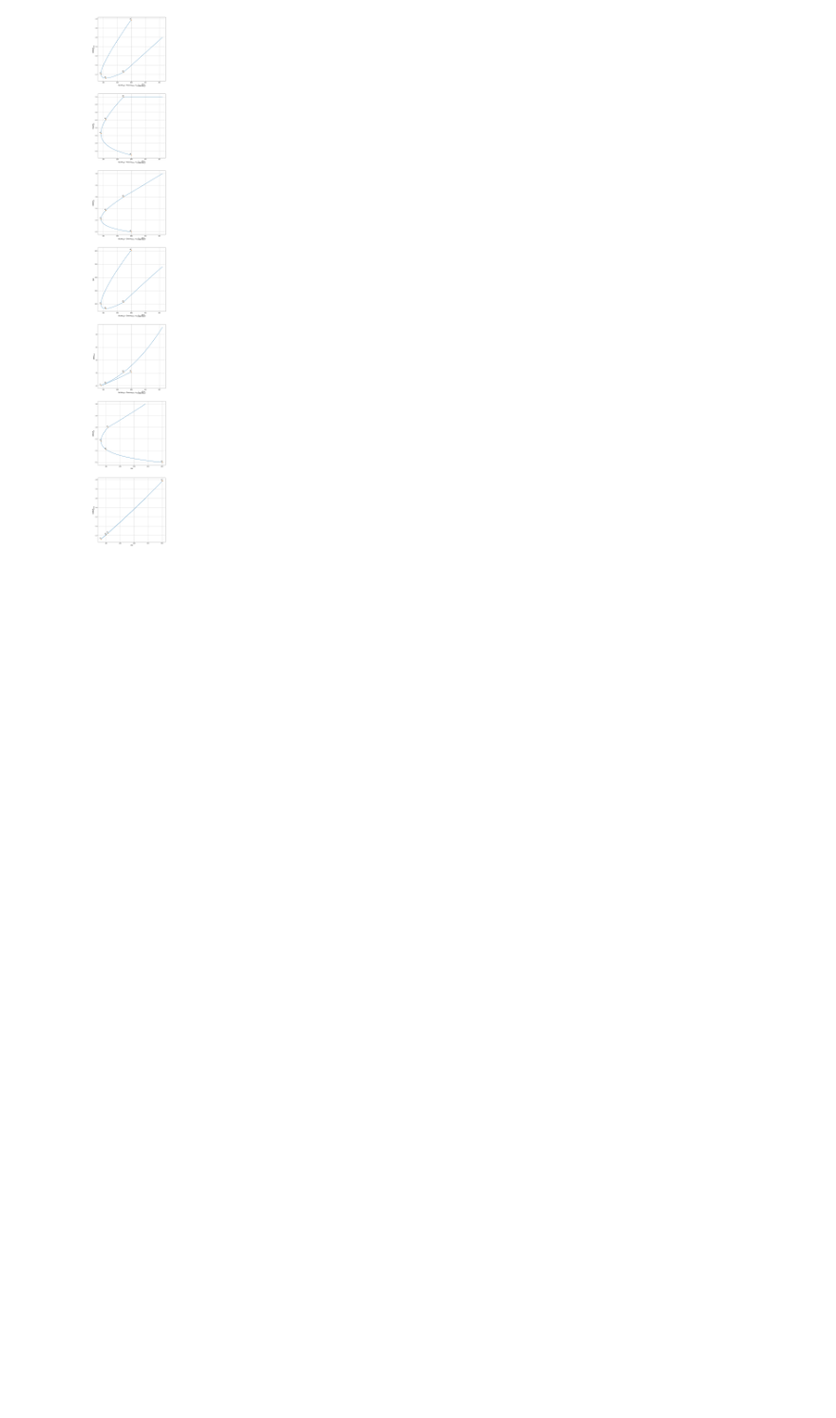
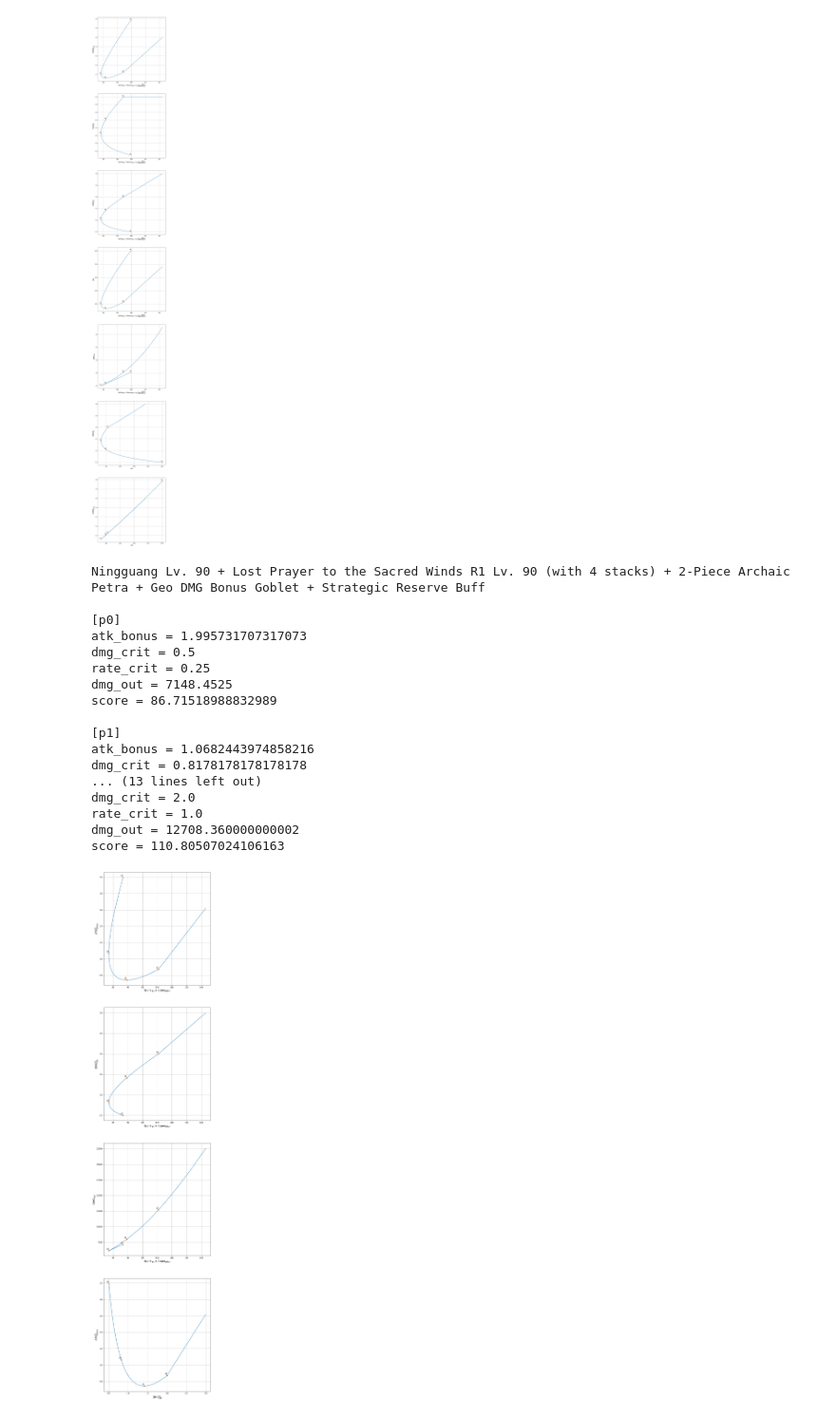
Before and after one commit to raolirom/genshin-notebooks, a Jupyter notebook: artifact-continuous-optimization.ipynb, the cells around one changed output. Shown at 95% size. Drawn from its saved outputs; the diff is of its cells as text; code cells hidden in the pictures; blank space fills up the shorter version.

Commit message:
Ningguang with fixed dmg_bonus

```diff
--- a/artifact-continuous-optimization.ipynb
+++ b/artifact-continuous-optimization.ipynb
@@ -142,3 +142,65 @@ em = 206.69305847948462
 dmg_out = 20.61905349384885
 score = 129.03948806163322
 [figure]
+# %%
+# Ningguang Lv. 90 + Lost Prayer to the Sacred Winds R1 Lv. 90 (with 4 stacks) + 2-Piece Archaic Petra + Geo DMG Bonus Goblet + Strategic Reserve Buff
+
+def compute_stats(atk_base, atk_flat, dmg_bonus, dmg_crit):
+    rate_crit = np.minimum(dmg_crit/2, 1.0)
+    atk_bonus = (3/4) * (dmg_crit + 1/rate_crit) - 1 - atk_flat / atk_base
+    dmg_out = (atk_base * (1 + atk_bonus) + atk_flat) * (1 + dmg_bonus) * (1 + rate_crit * dmg_crit)
+    score = atk_bonus/0.0466 + dmg_bonus/0.0466 + rate_crit/0.0311 + dmg_crit/0.0622
+    return (atk_bonus, rate_crit, dmg_out, score)
+
+atk_base = 212 + 608
+atk_flat = 311
+dmg_bonus = (24.0 + 4 * 8.0 + 15.0 + 46.6 + 12.0) / 100
+
+l_dmg_crit = np.linspace(0.5, 3.0, 1000)
+l_atk_bonus, l_rate_crit, l_dmg_out, l_score = compute_stats(atk_base, atk_flat, dmg_bonus, l_dmg_crit)
+
+p_dmg_crit = np.array([0.5, l_dmg_crit[np.argmin(l_score)], np.sqrt(2), 2.0])
+p_atk_bonus, p_rate_crit, p_dmg_out, p_score = compute_stats(atk_base, atk_flat, dmg_bonus, p_dmg_crit)
+
+dmg_crit = {'label': r'$\mathrm{DMG_{crit}^{\%}}$', 'line_values': l_dmg_crit, 'point_values': p_dmg_crit}
+rate_crit = {'label': r'$\mathrm{Rate_{crit}^{\%}}$', 'line_values': l_rate_crit, 'point_values': p_rate_crit}
+atk_bonus = {'label': r'$\mathrm{ATK_{bonus}^{\%}}$', 'line_values': l_atk_bonus, 'point_values': p_atk_bonus}
+dmg_out = {'label': r'$\mathrm{DMG_{out}}$', 'line_values': l_dmg_out, 'point_values': p_dmg_out}
+score = {'label': r'$\mathrm{Score_{art}} + \mathrm{Score_{other}}$', 'line_values': l_score, 'point_values': p_score}
+
+print('Ningguang Lv. 90 + Lost Prayer to the Sacred Winds R1 Lv. 90 (with 4 stacks) + 2-Piece Archaic Petra + Geo DMG Bonus Goblet + Strategic Reserve Buff\n')
+
+for i in range(4):
+    print('[p{}]'.format(i))
+    print('atk_bonus =', atk_bonus['point_values'][i])
+    print('dmg_crit =', dmg_crit['point_values'][i])
+    print('rate_crit =', rate_crit['point_values'][i])
+    print('dmg_out =', dmg_out['point_values'][i])
+    print('score =', score['point_values'][i])
+    print()
+
+fig, axs = pyplot.subplots(4, figsize=(10, 50))
+
+plot(axs[0], score, atk_bonus)
+plot(axs[1], score, dmg_crit)
+plot(axs[2], score, dmg_out)
+plot(axs[3], dmg_crit, atk_bonus)
+# %% [output]
+Ningguang Lv. 90 + Lost Prayer to the Sacred Winds R1 Lv. 90 (with 4 stacks) + 2-Piece Archaic Petra + Geo DMG Bonus Goblet + Strategic Reserve Buff
+
+[p0]
+atk_bonus = 1.995731707317073
+dmg_crit = 0.5
+rate_crit = 0.25
+dmg_out = 7148.4525
+score = 86.71518988832989
+
+[p1]
+atk_bonus = 1.0682443974858216
+dmg_crit = 0.8178178178178178
+... (13 lines left out)
+dmg_crit = 2.0
+rate_crit = 1.0
+dmg_out = 12708.360000000002
+score = 110.80507024106163
+[figure, added]
```
